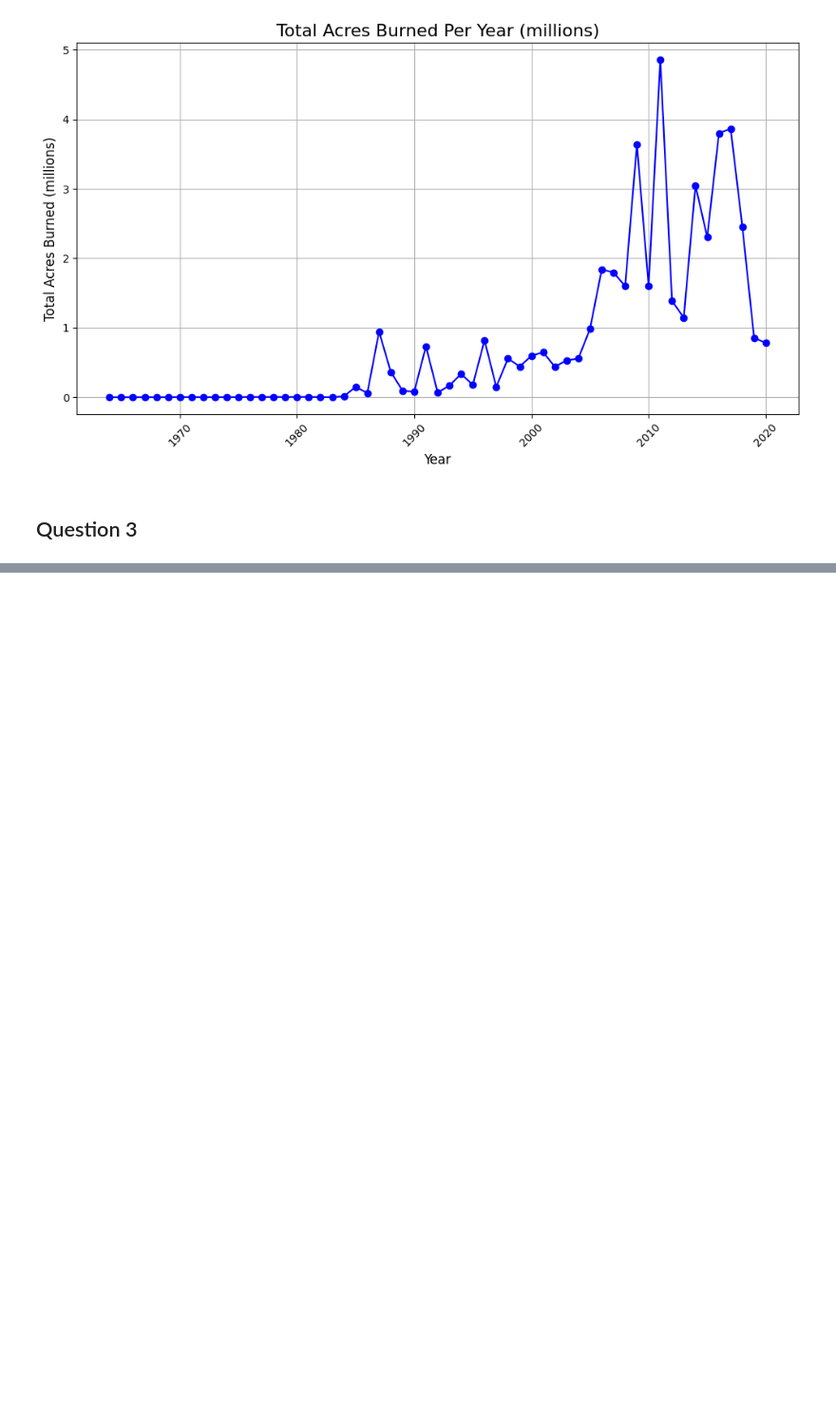
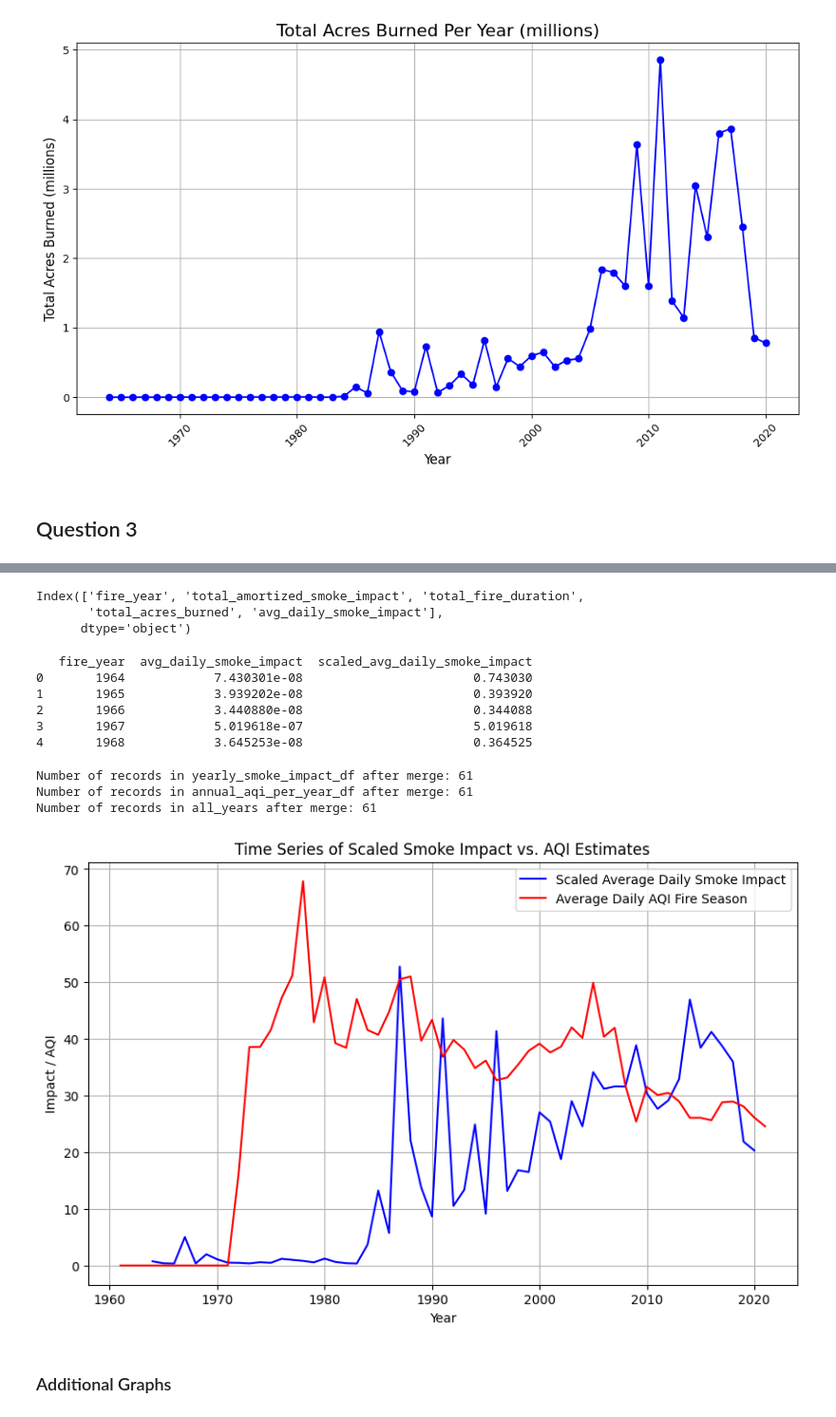
Before and after one commit to debsubdavis/data512-project, a Jupyter notebook: stage2_combined_analysis.ipynb, the cells around one changed output, grey strips where cells are left out. Shown: that part at 95% size. Drawn from its saved outputs; the diff is of its cells as text; code cells hidden in the pictures; blank space fills up the shorter version.

```diff
--- a/stage2_combined_analysis.ipynb
+++ b/stage2_combined_analysis.ipynb
@@ -152,2 +154,2 @@ print(epa_aqi_df.head(5))
 # %%
-annual_aqi_per_year_df = epa_aqi_df.groupby('year', as_index=False)['average_aqi'].mean()
+annual_aqi_per_year_df = epa_aqi_df.groupby('year', as_index=False)['average_aqi_fire_season'].mean()
@@ -218,0 +156,44 @@ plt.show()
+# %%
+si_per_year_df = pd.read_csv(SI_PER_YEAR_INPUT_PATH)
+
+print(si_per_year_df.columns)
+# %% [output]
+Index(['fire_year', 'total_amortized_smoke_impact', 'total_fire_duration',
+       'total_acres_burned', 'avg_daily_smoke_impact'],
+      dtype='object')
+# %%
+scaling_factor = 10000000
+
+# Apply scaling to bring avg_daily_smoke_impact to a 0-500 range
+si_per_year_df['scaled_avg_daily_smoke_impact'] = (
+    si_per_year_df['avg_daily_smoke_impact'] * scaling_factor
+)
+
+# Display the results
+print(si_per_year_df[['fire_year', 'avg_daily_smoke_impact', 'scaled_avg_daily_smoke_impact']].head(5))
+# %% [output]
+   fire_year  avg_daily_smoke_impact  scaled_avg_daily_smoke_impact
+0       1964            7.430301e-08                       0.743030
+1       1965            3.939202e-08                       0.393920
+2       1966            3.440880e-08                       0.344088
+3       1967            5.019618e-07                       5.019618
+4       1968            3.645253e-08                       0.364525
+# %%
+all_years = pd.DataFrame({'year': range(2021 - 60, 2022)})
+
+# Fill in missing years with 0 values, focusing only on the necessary columns
+si_per_year_df = all_years.merge(si_per_year_df, how='left', left_on='year', right_on='fire_year').fillna({'scaled_smoke_impact': 0})
+annual_aqi_per_year_df = all_years.merge(annual_aqi_per_year_df, how='left', on='year').fillna({'average_aqi_fire_season': 0})
+
+# Get the number of records after the merge
+yearly_smoke_impact_count = len(si_per_year_df )
+annual_aqi_per_year_count = len(annual_aqi_per_year_df)
+all_years_count = len(all_years)
+
+print(f"Number of records in yearly_smoke_impact_df after merge: {yearly_smoke_impact_count}")
+print(f"Number of records in annual_aqi_per_year_df after merge: {annual_aqi_per_year_count}")
+print(f"Number of records in all_years after merge: {all_years_count }")
+# %% [output]
+Number of records in yearly_smoke_impact_df after merge: 61
+Number of records in annual_aqi_per_year_df after merge: 61
+Number of records in all_years after merge: 61
@@ -218,0 +203,15 @@ plt.show()
+# %%
+# Plotting the time series comparison
+plt.figure(figsize=(10, 6))
+plt.plot(si_per_year_df['fire_year'], si_per_year_df['scaled_avg_daily_smoke_impact'], label='Scaled Average Daily Smoke Impact', color='blue')
+plt.plot(annual_aqi_per_year_df['year'], annual_aqi_per_year_df['average_aqi_fire_season'], label='Average Daily AQI Fire Season', color='red')
+plt.xlabel('Year')
+plt.ylabel('Impact / AQI')
+plt.title('Time Series of Scaled Smoke Impact vs. AQI Estimates')
+plt.legend()
+plt.grid(True)
+plt.show()
+# %% [output]
+[figure, added]
+# %% [markdown]
+### Additional Graphs
```
Also changed, not shown: parts of 10 cells of this notebook, 6 other files.
